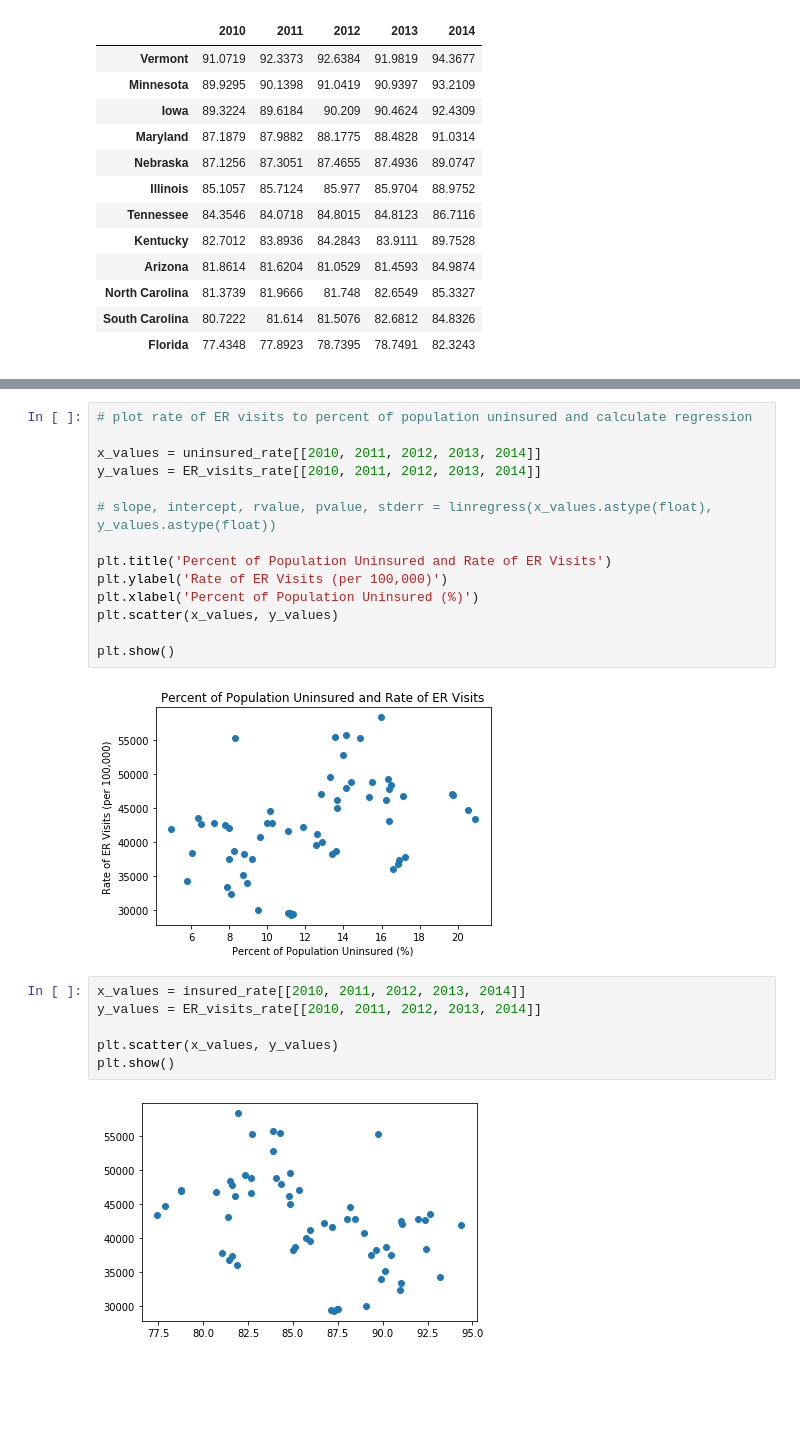
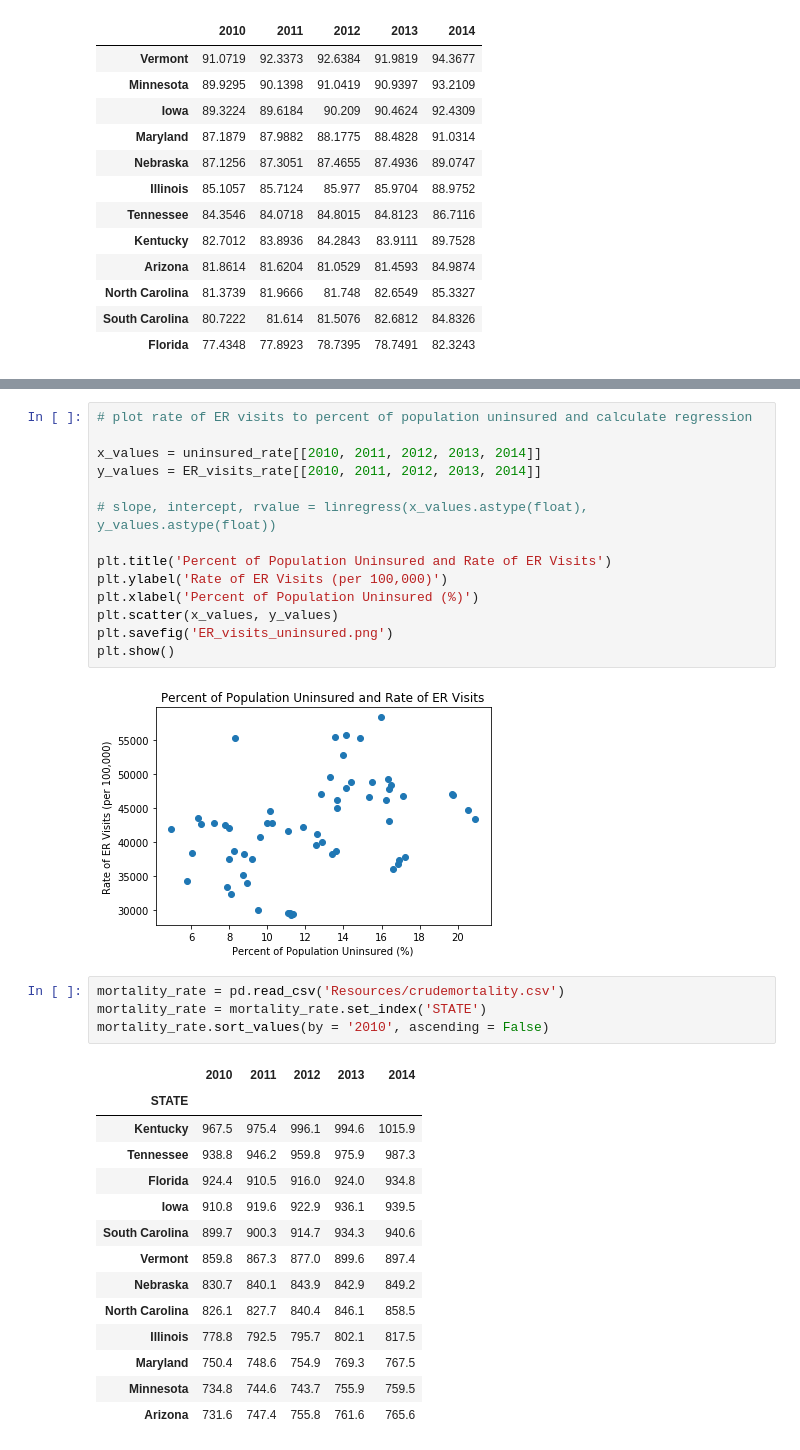
Before and after one commit to TJL30308/DREAM_Project, a Jupyter notebook: ER_Visits_Analysis.ipynb, the cells around one changed output, grey strips where cells are left out. Drawn from its saved outputs; the diff is of its cells as text; blank space fills up the shorter version.

```diff
--- a/ER_Visits_Analysis.ipynb
+++ b/ER_Visits_Analysis.ipynb
@@ -255,21 +252,32 @@ uninsured_rate.to_csv('Resources/uninsured_rate.csv')
 x_values = uninsured_rate[[2010, 2011, 2012, 2013, 2014]]
 y_values = ER_visits_rate[[2010, 2011, 2012, 2013, 2014]]
 
-# slope, intercept, rvalue, pvalue, stderr = linregress(x_values.astype(float), y_values.astype(float))
+# slope, intercept, rvalue = linregress(x_values.astype(float), y_values.astype(float))
 
 plt.title('Percent of Population Uninsured and Rate of ER Visits')
 plt.ylabel('Rate of ER Visits (per 100,000)')
 plt.xlabel('Percent of Population Uninsured (%)')
 plt.scatter(x_values, y_values)
-
+plt.savefig('ER_visits_uninsured.png')
 plt.show()
 # %% [output]
 [figure]
-# %%
-x_values = insured_rate[[2010, 2011, 2012, 2013, 2014]]
-y_values = ER_visits_rate[[2010, 2011, 2012, 2013, 2014]]
-
-plt.scatter(x_values, y_values)
-plt.show()
-# %% [output]
-[figure, removed]
+# %%
+mortality_rate = pd.read_csv('Resources/crudemortality.csv')
+mortality_rate = mortality_rate.set_index('STATE')
+mortality_rate.sort_values(by = '2010', ascending = False)
+# %% [output]
+|  | 2010 | 2011 | 2012 | 2013 | 2014 |
+| STATE |  |  |  |  |  |
+| Kentucky | 967.5 | 975.4 | 996.1 | 994.6 | 1015.9 |
+| Tennessee | 938.8 | 946.2 | 959.8 | 975.9 | 987.3 |
+| Florida | 924.4 | 910.5 | 916.0 | 924.0 | 934.8 |
+| Iowa | 910.8 | 919.6 | 922.9 | 936.1 | 939.5 |
+| South Carolina | 899.7 | 900.3 | 914.7 | 934.3 | 940.6 |
+| Vermont | 859.8 | 867.3 | 877.0 | 899.6 | 897.4 |
+| Nebraska | 830.7 | 840.1 | 843.9 | 842.9 | 849.2 |
+| North Carolina | 826.1 | 827.7 | 840.4 | 846.1 | 858.5 |
+| Illinois | 778.8 | 792.5 | 795.7 | 802.1 | 817.5 |
+| Maryland | 750.4 | 748.6 | 754.9 | 769.3 | 767.5 |
+| Minnesota | 734.8 | 744.6 | 743.7 | 755.9 | 759.5 |
+| Arizona | 731.6 | 747.4 | 755.8 | 761.6 | 765.6 |
```
Also changed, not shown: parts of 5 cells of this notebook, 1 other file.
